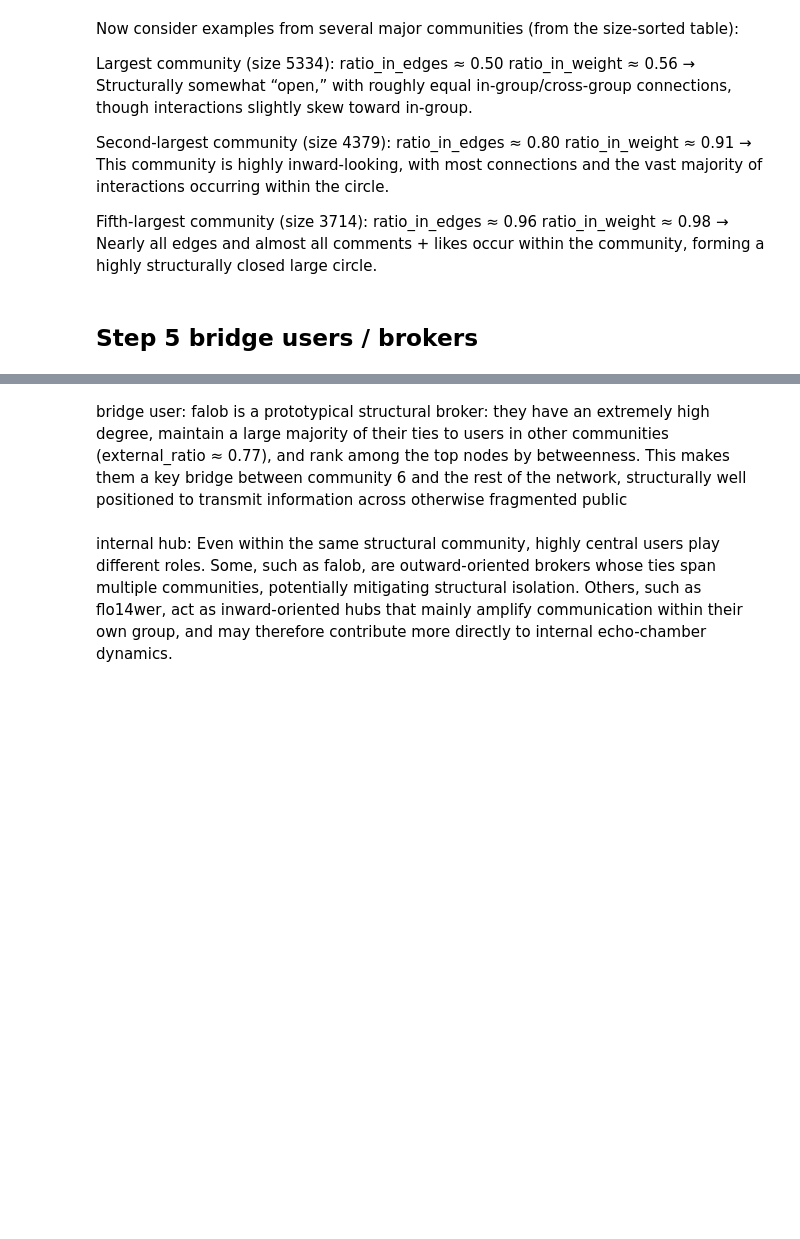
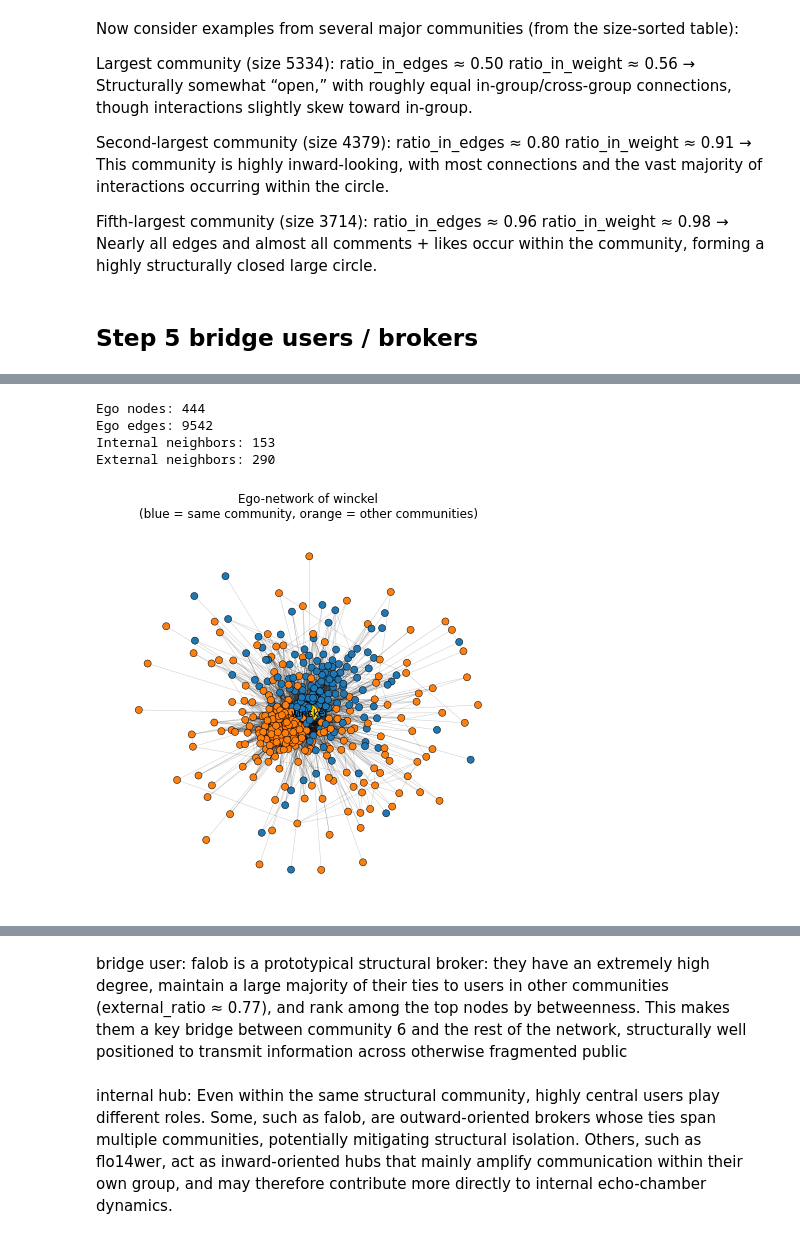
Before and after one commit to noddleslee/Social-data-mining, a Jupyter notebook: Project/Part2_02_find_community.ipynb, the cells around one changed output, grey strips where cells are left out. Cells and saved outputs as stored; diff of their text form; code cells hidden in the pictures; blank space fills up the shorter version.

```diff
--- a/Project/Part2_02_find_community.ipynb
+++ b/Project/Part2_02_find_community.ipynb
@@ -809,0 +810,65 @@ bridge_users.head(20)
+# %%
+import matplotlib.pyplot as plt
+import networkx as nx
+
+# 1. 选一个目标节点
+target = "winckel"   # 如果是数字 ID 就改成对应的 node
+
+# 2. 取一阶 ego network（只看 winckel 和它的直接邻居）
+ego_G = nx.ego_graph(G_gc, target, radius=1)  # 包含中心点和所有一跳邻居
+
+print("Ego nodes:", ego_G.number_of_nodes())
+print("Ego edges:", ego_G.number_of_edges())
+
+neighbors = list(G_gc.neighbors(target))
+internal_neighbors = [n for n in neighbors if node2comm_louvain[n] == target_comm]
+external_neighbors = [n for n in neighbors if node2comm_louvain[n] != target_comm]
+
+print("Internal neighbors:", len(internal_neighbors))
+print("External neighbors:", len(external_neighbors))
+
+# 3. 为每个节点准备颜色
+target_comm = node2comm_louvain[target]
+
+colors = []
+sizes = []
+for n in ego_G.nodes():
+    if n == target:
+        # 中心节点：金色 + 大一点
+        colors.append("gold")
+        sizes.append(300)
+    else:
+        # 同社区：一种颜色；不同社区：另一种颜色
+        if node2comm_louvain[n] == target_comm:
+            colors.append("tab:blue")   # 同社区邻居
+        else:
+            colors.append("tab:orange") # 跨社区邻居
+        sizes.append(50)
+
+# 4. 计算 layout
+pos = nx.spring_layout(ego_G, seed=42, k=0.3)
+
+# 5. 画图
+plt.figure(figsize=(6, 6))
+nx.draw_networkx_edges(ego_G, pos, alpha=0.2, width=0.5)
+nx.draw_networkx_nodes(ego_G, pos,
+                       node_color=colors,
+                       node_size=sizes,
+                       linewidths=0.5,
+                       edgecolors="black")
+
+# 可以只标注中心节点的 label
+nx.draw_networkx_labels(ego_G, pos,
+                        labels={target: target},
+                        font_size=10)
+
+plt.title("Ego-network of winckel\n(blue = same community, orange = other communities)")
+plt.axis("off")
+plt.tight_layout()
+plt.show()
+# %% [output]
+Ego nodes: 444
+Ego edges: 9542
+Internal neighbors: 153
+External neighbors: 290
+[figure, added]
```
Also changed, not shown: parts of 25 cells of this notebook, 2 other files.
